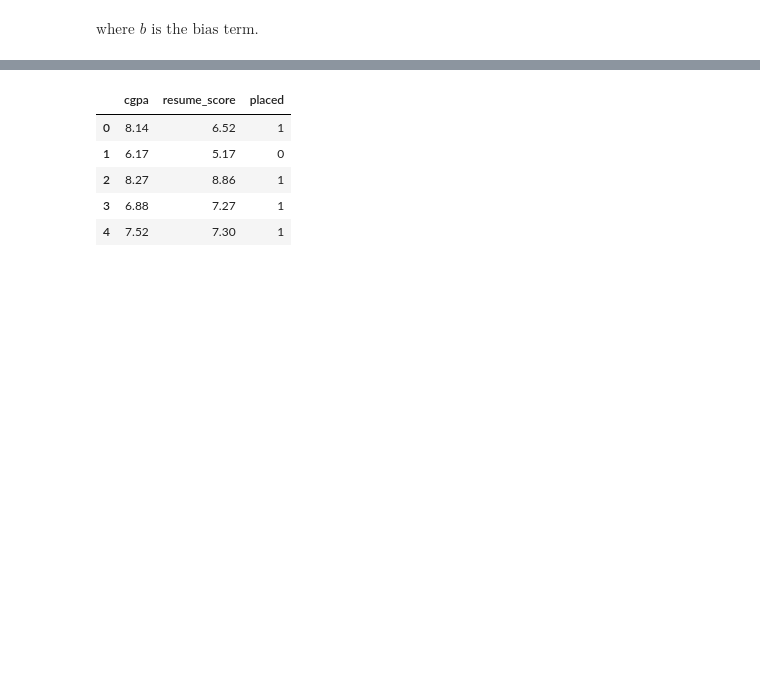
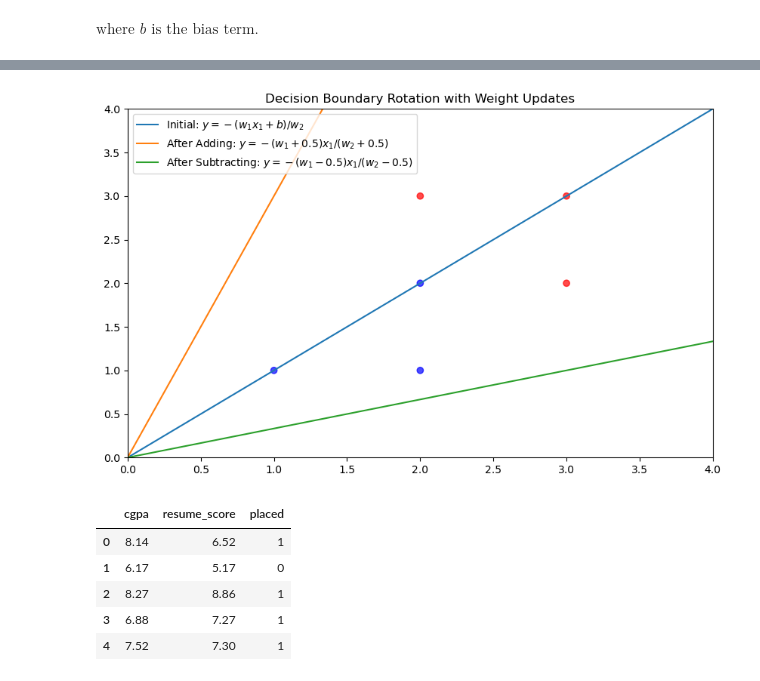
Before and after one commit to acdas04/Deep-Learning, a Jupyter notebook: perceptron.ipynb, the cells around one changed output, grey strips where cells are left out. Drawn from its saved outputs; the diff is of its cells as text; code cells hidden in the pictures; blank space fills up the shorter version.

```diff
--- a/perceptron.ipynb
+++ b/perceptron.ipynb
@@ -26,3 +69,45 @@ $\displaystyle \text{where } b \text{ is the bias term.}$
+# %%
+import numpy as np
+import matplotlib.pyplot as plt
+
+# Generate some linearly separable data
+np.random.seed(0)
+X = np.array([[2, 3], [1, 1], [2, 1], [3, 2], [2, 2], [3, 3]])
+y = np.array([1, 0, 0, 1, 0, 1])
+
+# Initialize weights and bias
+w = np.array([1, -1])
+b = 0
+
+# Function to plot the decision boundary
+def plot_decision_boundary(X, y, w, b, label):
+    x1 = np.linspace(0, 4, 100)
+    x2 = -(w[0] * x1 + b) / w[1]
+    plt.plot(x1, x2, label=label)
+
+# Plot the data points
+plt.figure(figsize=(10, 6))
+plt.scatter(X[:, 0], X[:, 1], c=y, cmap='bwr', alpha=0.7)
+
+# Initial decision boundary
+plot_decision_boundary(X, y, w, b, 'Initial: $y = -(w_1 x_1 + b) / w_2$')
+
+# Add values to weights
+w_add = w + np.array([0.5, 0.5])
+plot_decision_boundary(X, y, w_add, b, 'After Adding: $y = -(w_1 + 0.5)x_1 / (w_2 + 0.5)$')
+
+# Subtract values from weights
+w_subtract = w - np.array([0.5, 0.5])
+plot_decision_boundary(X, y, w_subtract, b, 'After Subtracting: $y = -(w_1 - 0.5)x_1 / (w_2 - 0.5)$')
+
+# Add legend and labels
+plt.title('Decision Boundary Rotation with Weight Updates')
+plt.xlim(0, 4)
+plt.ylim(0, 4)
+plt.legend()
+plt.show()
+# %% [output]
+[figure, added]
 # %%
 import pandas as pd # data manipulation
 import seaborn as sns # data visualization
```
Also changed, not shown: parts of 1 cell of this notebook.
